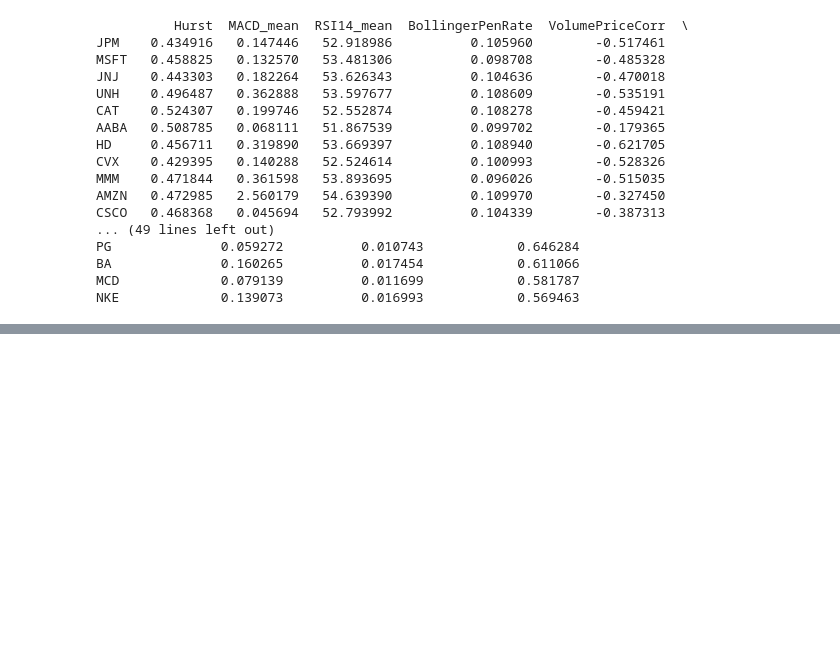
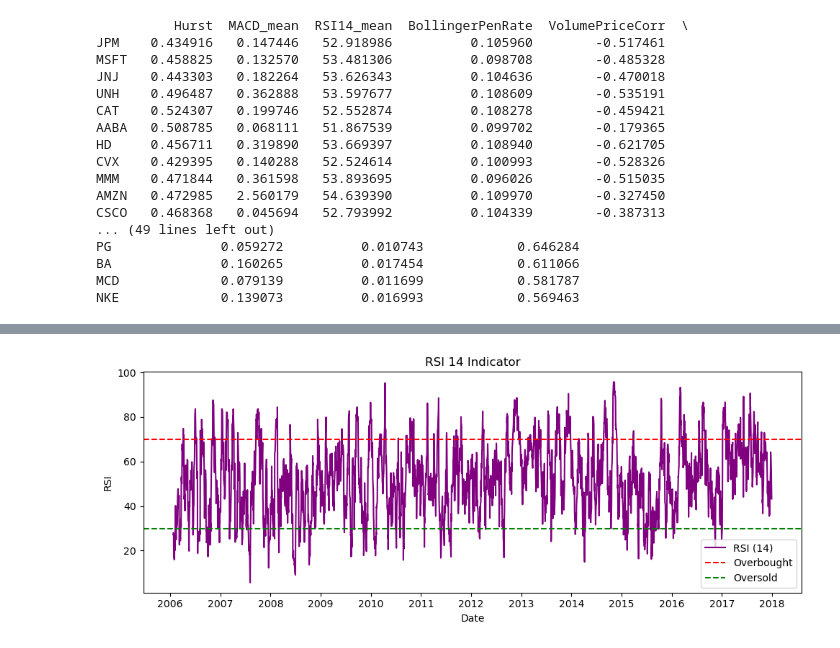
Before and after one commit to lhtPeking/Modeling-and-Forecasting-Stock-Trading-Sequences, a Jupyter notebook: main.ipynb, the cells around one changed output, grey strips where cells are left out. Cells and saved outputs as stored; diff of their text form; code cells hidden in the pictures; blank space fills up the shorter version.

```diff
--- a/main.ipynb
+++ b/main.ipynb
@@ -99,0 +144,30 @@ NKE             0.139073          0.016993            0.569463
+# %%
+## RSI可视化：以AABA为例
+df = advancedFeature.load_data("./time-series-data/AABA_2006-01-01_to_2018-01-01.csv")
+delta = df['Close'].diff()
+gain = delta.clip(lower=0)
+loss = -delta.clip(upper=0)
+avg_gain = gain.rolling(window=14).mean()
+avg_loss = loss.rolling(window=14).mean()
+rs = avg_gain / avg_loss
+df['RSI14'] = 100 - (100 / (1 + rs))
+
+df['Date'] = pd.to_datetime(df['Date'])
+
+plt.figure(figsize=(10,4))
+plt.plot(df['Date'], df['RSI14'], label='RSI (14)', color='purple')
+
+ax = plt.gca()
+ax.xaxis.set_major_locator(mdates.YearLocator())
+ax.xaxis.set_major_formatter(mdates.DateFormatter('%Y'))
+
+plt.axhline(70, linestyle='--', color='red', label='Overbought')
+plt.axhline(30, linestyle='--', color='green', label='Oversold')
+plt.title("RSI 14 Indicator")
+plt.xlabel("Date")
+plt.ylabel("RSI")
+plt.legend()
+plt.tight_layout()
+plt.show()
+# %% [output]
+[figure, added]
```
Also changed, not shown: parts of 3 cells of this notebook.
